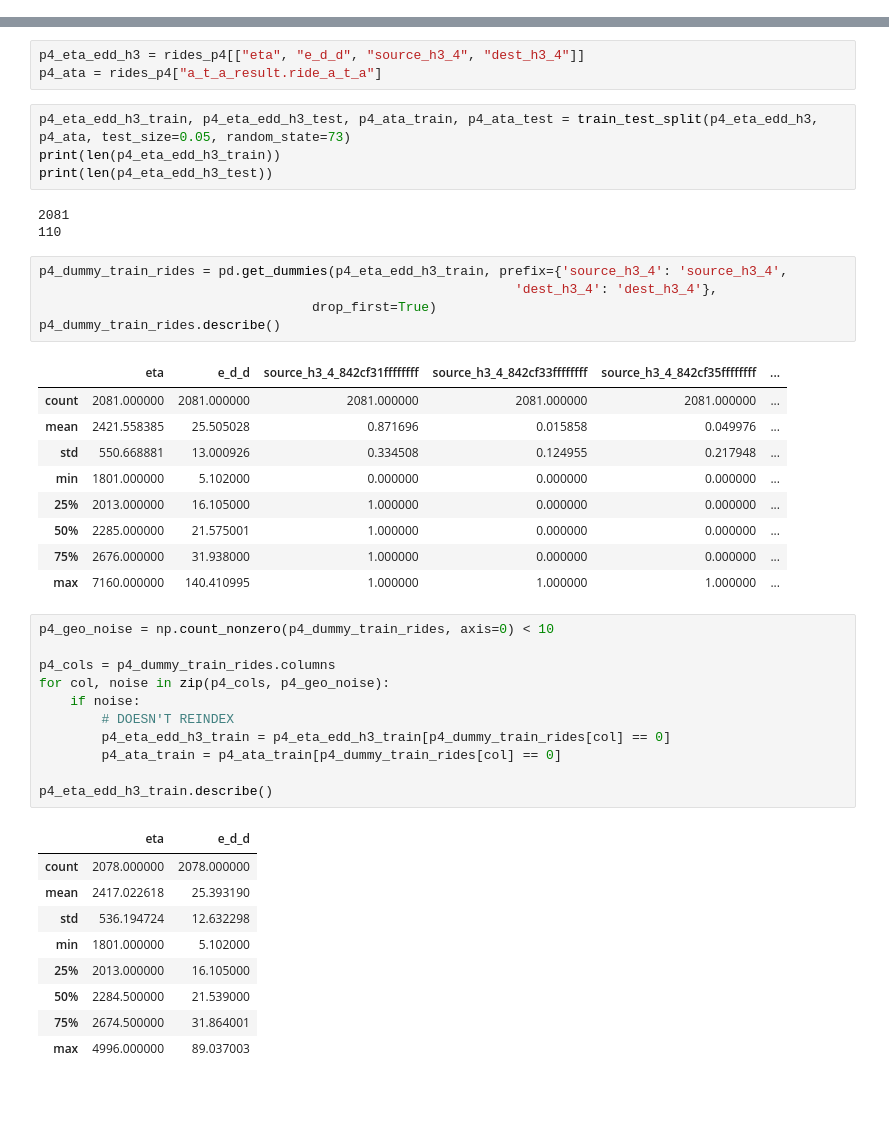
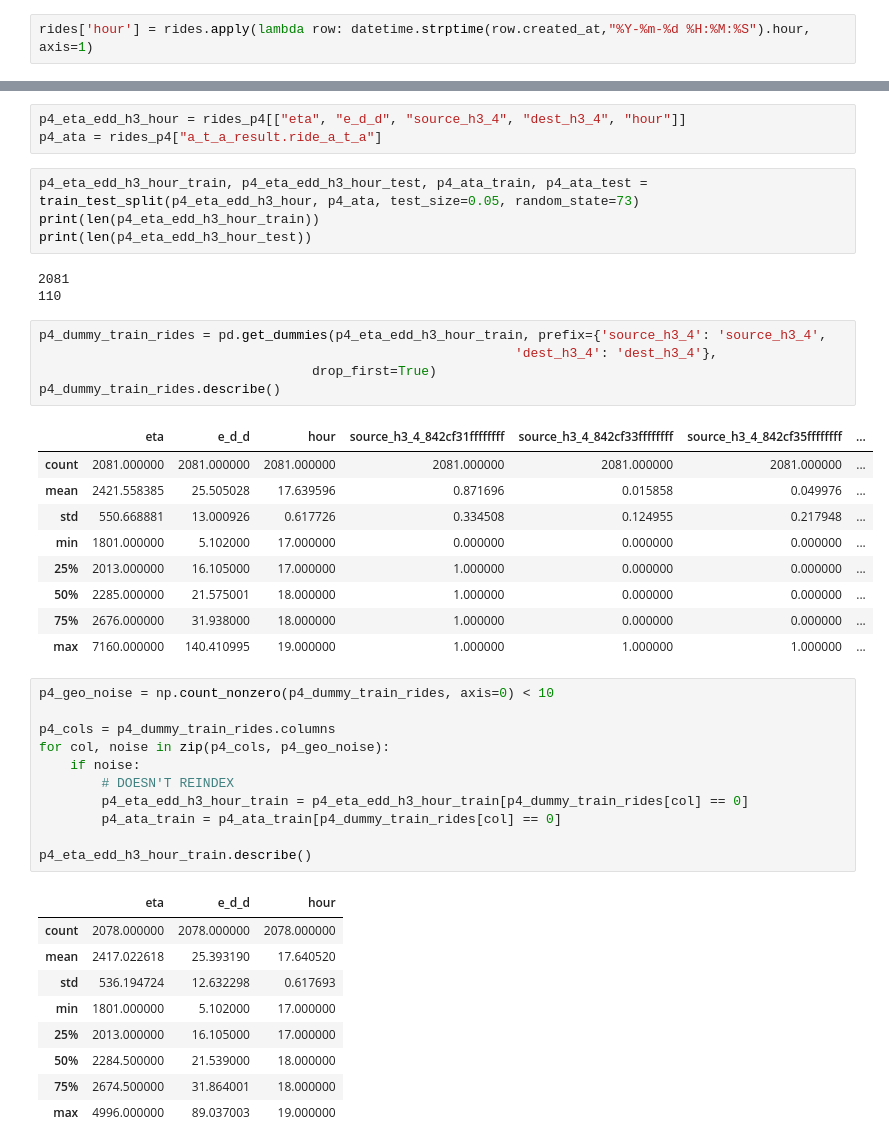
Before and after one commit to elahe-dastan/POP, a Jupyter notebook: feature_engineering/feature_engineering_c.ipynb, the cells around one changed output, grey strips where cells are left out. Drawn from its saved outputs; the diff is of its cells as text; blank space fills up the shorter version.

```diff
--- a/feature_engineering/feature_engineering_c.ipynb
+++ b/feature_engineering/feature_engineering_c.ipynb
@@ -105,4 +106,6 @@ rides
 # %%
 rides['source_h3_4'] = rides.apply(lambda row: h3.geo_to_h3(row.source_lat, row.source_lng, 4), axis=1)
 rides['dest_h3_4'] = rides.apply(lambda row: h3.geo_to_h3(row.destination_lat, row.destination_lng, 4), axis=1)
+# %%
+rides['hour'] = rides.apply(lambda row: datetime.strptime(row.created_at,"%Y-%m-%d %H:%M:%S").hour, axis=1)
 # %%
@@ -295,30 +298,30 @@ rides_p4.describe()
 | 75% | 2680.500000 | 3707.000000 | 3693.500000 | 35.767307 | 51.443844 | 35.756796 | 51.455122 | ... |
 | max | 7160.000000 | 10212.000000 | 9930.000000 | 35.829247 | 51.909485 | 35.966866 | 52.776310 | ... |
 # %%
-p4_eta_edd_h3 = rides_p4[["eta", "e_d_d", "source_h3_4", "dest_h3_4"]]
+p4_eta_edd_h3_hour = rides_p4[["eta", "e_d_d", "source_h3_4", "dest_h3_4", "hour"]]
 p4_ata = rides_p4["a_t_a_result.ride_a_t_a"]
 # %%
-p4_eta_edd_h3_train, p4_eta_edd_h3_test, p4_ata_train, p4_ata_test = train_test_split(p4_eta_edd_h3, p4_ata, test_size=0.05, random_state=73)
-print(len(p4_eta_edd_h3_train))
-print(len(p4_eta_edd_h3_test))
+p4_eta_edd_h3_hour_train, p4_eta_edd_h3_hour_test, p4_ata_train, p4_ata_test = train_test_split(p4_eta_edd_h3_hour, p4_ata, test_size=0.05, random_state=73)
+print(len(p4_eta_edd_h3_hour_train))
+print(len(p4_eta_edd_h3_hour_test))
 # %% [output]
 2081
 110
 # %%
-p4_dummy_train_rides = pd.get_dummies(p4_eta_edd_h3_train, prefix={'source_h3_4': 'source_h3_4',
+p4_dummy_train_rides = pd.get_dummies(p4_eta_edd_h3_hour_train, prefix={'source_h3_4': 'source_h3_4',
                                                              'dest_h3_4': 'dest_h3_4'},
                                    drop_first=True)
 p4_dummy_train_rides.describe()
 # %% [output]
-|  | eta | e_d_d | source_h3_4_842cf31ffffffff | source_h3_4_842cf33ffffffff | source_h3_4_842cf35ffffffff | ... |
-| count | 2081.000000 | 2081.000000 | 2081.000000 | 2081.000000 | 2081.000000 | ... |
-| mean | 2421.558385 | 25.505028 | 0.871696 | 0.015858 | 0.049976 | ... |
-| std | 550.668881 | 13.000926 | 0.334508 | 0.124955 | 0.217948 | ... |
-| min | 1801.000000 | 5.102000 | 0.000000 | 0.000000 | 0.000000 | ... |
-| 25% | 2013.000000 | 16.105000 | 1.000000 | 0.000000 | 0.000000 | ... |
-| 50% | 2285.000000 | 21.575001 | 1.000000 | 0.000000 | 0.000000 | ... |
-| 75% | 2676.000000 | 31.938000 | 1.000000 | 0.000000 | 0.000000 | ... |
-| max | 7160.000000 | 140.410995 | 1.000000 | 1.000000 | 1.000000 | ... |
+|  | eta | e_d_d | hour | source_h3_4_842cf31ffffffff | source_h3_4_842cf33ffffffff | source_h3_4_842cf35ffffffff | ... |
+| count | 2081.000000 | 2081.000000 | 2081.000000 | 2081.000000 | 2081.000000 | 2081.000000 | ... |
+| mean | 2421.558385 | 25.505028 | 17.639596 | 0.871696 | 0.015858 | 0.049976 | ... |
+| std | 550.668881 | 13.000926 | 0.617726 | 0.334508 | 0.124955 | 0.217948 | ... |
+| min | 1801.000000 | 5.102000 | 17.000000 | 0.000000 | 0.000000 | 0.000000 | ... |
+| 25% | 2013.000000 | 16.105000 | 17.000000 | 1.000000 | 0.000000 | 0.000000 | ... |
+| 50% | 2285.000000 | 21.575001 | 18.000000 | 1.000000 | 0.000000 | 0.000000 | ... |
+| 75% | 2676.000000 | 31.938000 | 18.000000 | 1.000000 | 0.000000 | 0.000000 | ... |
+| max | 7160.000000 | 140.410995 | 19.000000 | 1.000000 | 1.000000 | 1.000000 | ... |
 # %%
 p4_geo_noise = np.count_nonzero(p4_dummy_train_rides, axis=0) < 10
 
@@ -326,20 +329,20 @@ p4_cols = p4_dummy_train_rides.columns
 for col, noise in zip(p4_cols, p4_geo_noise):
     if noise:
         # DOESN'T REINDEX
-        p4_eta_edd_h3_train = p4_eta_edd_h3_train[p4_dummy_train_rides[col] == 0]
+        p4_eta_edd_h3_hour_train = p4_eta_edd_h3_hour_train[p4_dummy_train_rides[col] == 0]
         p4_ata_train = p4_ata_train[p4_dummy_train_rides[col] == 0]
 
-p4_eta_edd_h3_train.describe()
+p4_eta_edd_h3_hour_train.describe()
 # %% [output]
-|  | eta | e_d_d |
-| count | 2078.000000 | 2078.000000 |
-| mean | 2417.022618 | 25.393190 |
-| std | 536.194724 | 12.632298 |
-| min | 1801.000000 | 5.102000 |
-| 25% | 2013.000000 | 16.105000 |
-| 50% | 2284.500000 | 21.539000 |
-| 75% | 2674.500000 | 31.864001 |
-| max | 4996.000000 | 89.037003 |
+|  | eta | e_d_d | hour |
+| count | 2078.000000 | 2078.000000 | 2078.000000 |
+| mean | 2417.022618 | 25.393190 | 17.640520 |
+| std | 536.194724 | 12.632298 | 0.617693 |
+| min | 1801.000000 | 5.102000 | 17.000000 |
+| 25% | 2013.000000 | 16.105000 | 17.000000 |
+| 50% | 2284.500000 | 21.539000 | 18.000000 |
+| 75% | 2674.500000 | 31.864001 | 18.000000 |
+| max | 4996.000000 | 89.037003 | 19.000000 |
 # %%
 print(np.count_nonzero(p4_dummy_train_rides, axis=0))
 print(p4_dummy_train_rides.columns)
```
Also changed, not shown: parts of 24 cells of this notebook, 1 other file.
